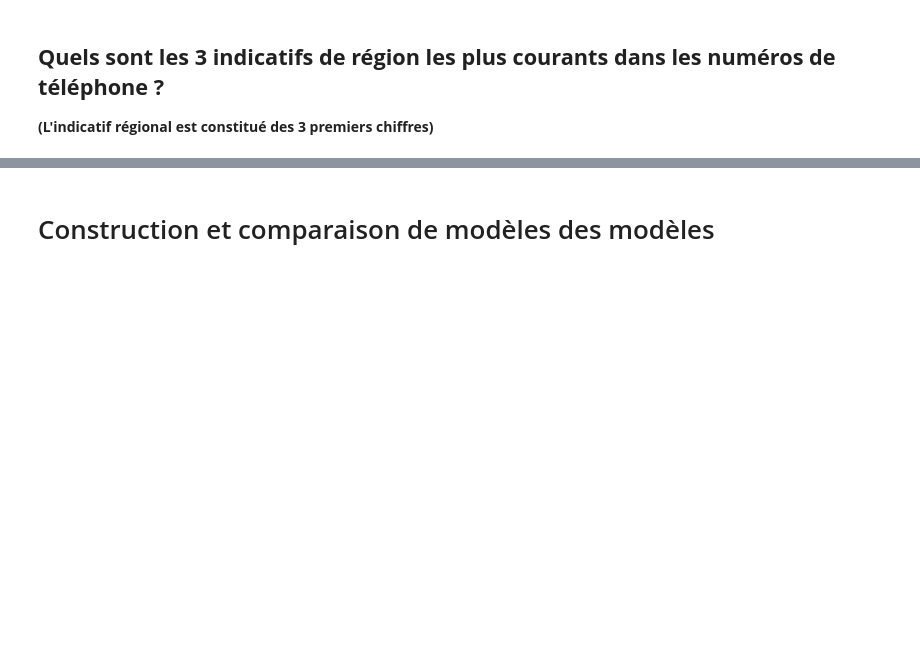
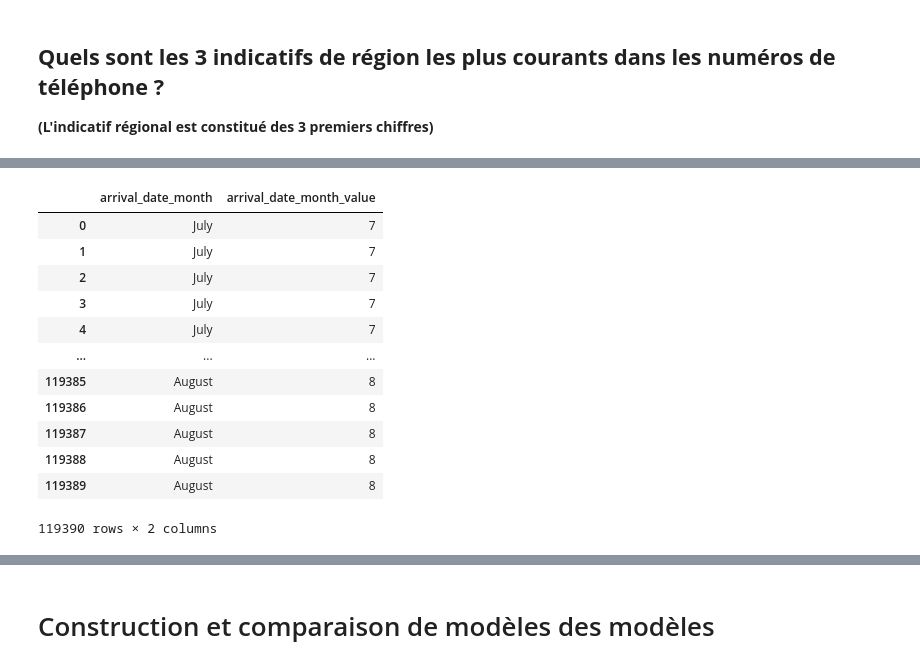
Before and after one commit to jflorescuba/Machine_learning, a Jupyter notebook: Classification/Hotel_Booking/HB_model.ipynb, the cells around one changed output, grey strips where cells are left out. Saved outputs shown, nothing was run; the diff lists cells and outputs as text; code cells hidden in the pictures; blank space fills up the shorter version.

```diff
--- a/Classification/Hotel_Booking/HB_model.ipynb
+++ b/Classification/Hotel_Booking/HB_model.ipynb
@@ -281,0 +319,16 @@ Name: phone-number, dtype: int64
+# %%
+hotels[['arrival_date_month','arrival_date_month_value']]
+# %% [output]
+|  | arrival_date_month | arrival_date_month_value |
+| 0 | July | 7 |
+| 1 | July | 7 |
+| 2 | July | 7 |
+| 3 | July | 7 |
+| 4 | July | 7 |
+| ... | ... | ... |
+| 119385 | August | 8 |
+| 119386 | August | 8 |
+| 119387 | August | 8 |
+| 119388 | August | 8 |
+| 119389 | August | 8 |
+119390 rows × 2 columns
```
Also changed, not shown: parts of 30 cells of this notebook.
